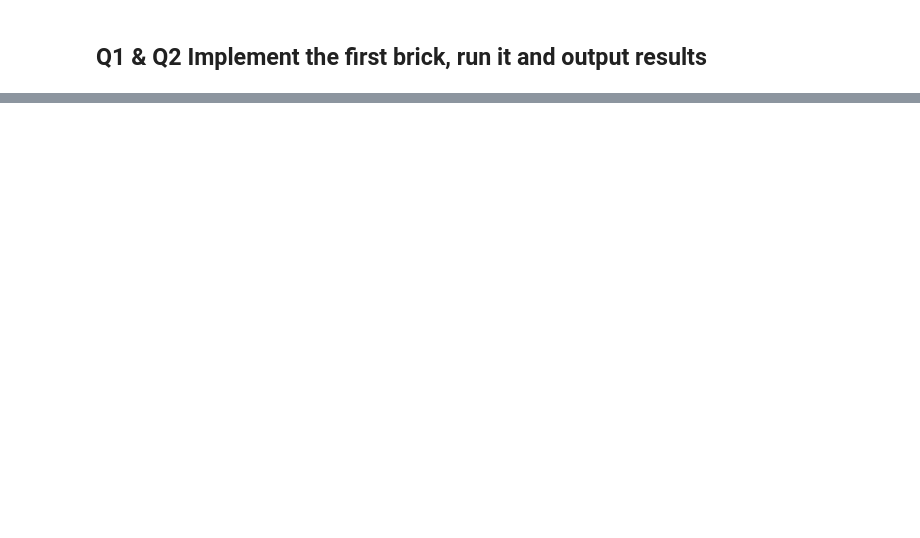
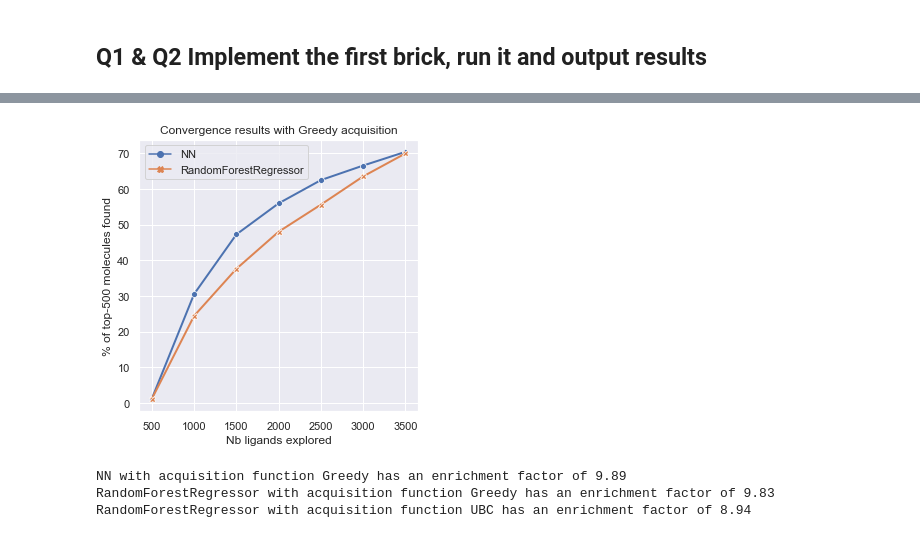
Before and after one commit to AntoninDuval/Active-Learning-For-Drug-Discovery, a Jupyter notebook: src/main.ipynb, the cells around one changed output, grey strips where cells are left out. Saved outputs shown, nothing was run; the diff lists cells and outputs as text; code cells hidden in the pictures; blank space fills up the shorter version.

```diff
--- a/src/main.ipynb
+++ b/src/main.ipynb
@@ -122,0 +221,25 @@ df_result
+# %%
+plt.figure(figsize=(5, 5))
+
+ax = sns.lineplot(data=result_per_model.T.iloc[:, result_per_model.T.columns.get_level_values(1)=='Greedy'],
+                  markers=True,
+                  dashes=False,
+                  linewidth=2)
+
+plot = ax.set_xlabel('Nb ligands explored')
+plot = ax.set_ylabel('% of top-500 molecules found')
+plot = ax.set_title('Convergence results with Greedy acquisition')
+# %% [output]
+[figure, added]
+# %%
+# Save % molecule found by the RandomSearch as the baseline
+baseline = result_per_model.iloc[1][-1]
+
+for idx in result_per_model.index:
+    if idx[1] != 'RandomSearch':
+        ef = result_per_model.loc[idx][-1] / baseline
+        print(idx[0],'with acquisition function',idx[1],'has an enrichment factor of', round(ef, 2))
+# %% [output]
+NN with acquisition function Greedy has an enrichment factor of 9.89
+RandomForestRegressor with acquisition function Greedy has an enrichment factor of 9.83
+RandomForestRegressor with acquisition function UBC has an enrichment factor of 8.94
```
Also changed, not shown: parts of 9 cells of this notebook, 6 other files.
